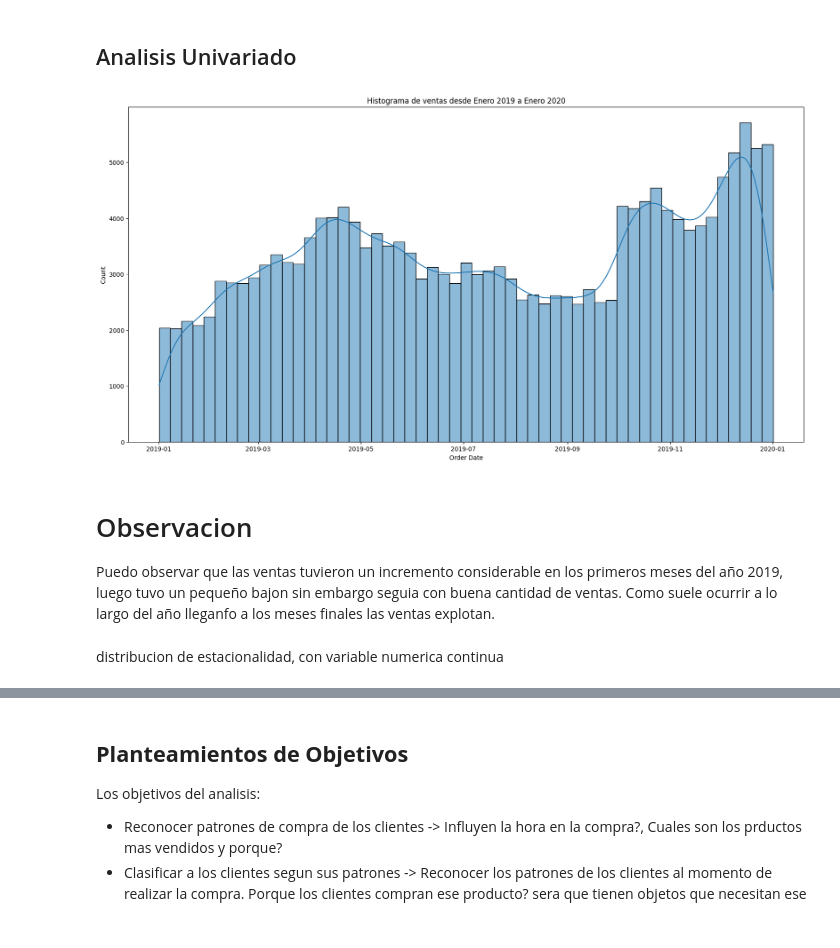
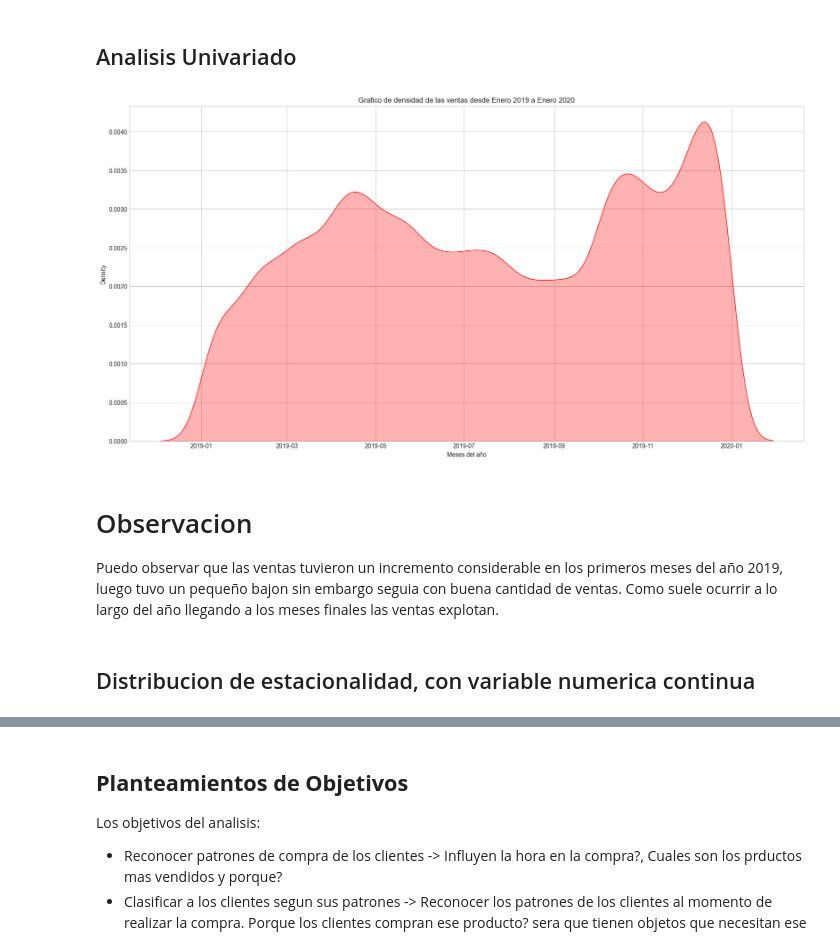
Before and after one commit to AlejoRam05/Bootcamp_Final_Project, a Jupyter notebook: salesData.ipynb, the cells around one changed output, grey strips where cells are left out. Drawn from its saved outputs; the diff is of its cells as text; code cells hidden in the pictures.

```diff
--- a/salesData.ipynb
+++ b/salesData.ipynb
@@ -129,16 +132,20 @@ Name: Sales, dtype: float64
 - Hour: Horas. Numerico. variable **Discreta**. Los registros indican en la hora que realizo la compra.
 # %% [markdown]
 ## Analisis Univariado
+# %%
+# Copia del Dataset
+copia_sales = sales_data.copy()
 # %%
 plt.figure(figsize=(20,10))
-plt.title("Histograma de ventas desde Enero 2019 a Enero 2020")
-sns.histplot(data=sales_data,x="Order Date", kde=True)
+plt.title("Grafico de densidad de las ventas desde Enero 2019 a Enero 2020")
+sns.kdeplot(data=copia_sales,x="Order Date", color="red", fill=True, alpha=0.3)
+plt.xlabel("Meses del año")
 plt.show()
 # %% [output]
-[figure, old version]
+[figure, new version]
 # %% [markdown]
 # Observacion
 
-Puedo observar que las ventas tuvieron un incremento considerable en los primeros meses del año 2019, luego tuvo un pequeño bajon sin embargo seguia con buena cantidad de ventas. Como suele ocurrir a lo largo del año lleganfo a los meses finales las ventas explotan.
+Puedo observar que las ventas tuvieron un incremento considerable en los primeros meses del año 2019, luego tuvo un pequeño bajon sin embargo seguia con buena cantidad de ventas. Como suele ocurrir a lo largo del año llegando a los meses finales las ventas explotan.
 # %% [markdown]
-distribucion de estacionalidad, con variable numerica continua
+## Distribucion de estacionalidad, con variable numerica continua
```
Also changed, not shown: parts of 36 cells of this notebook.
